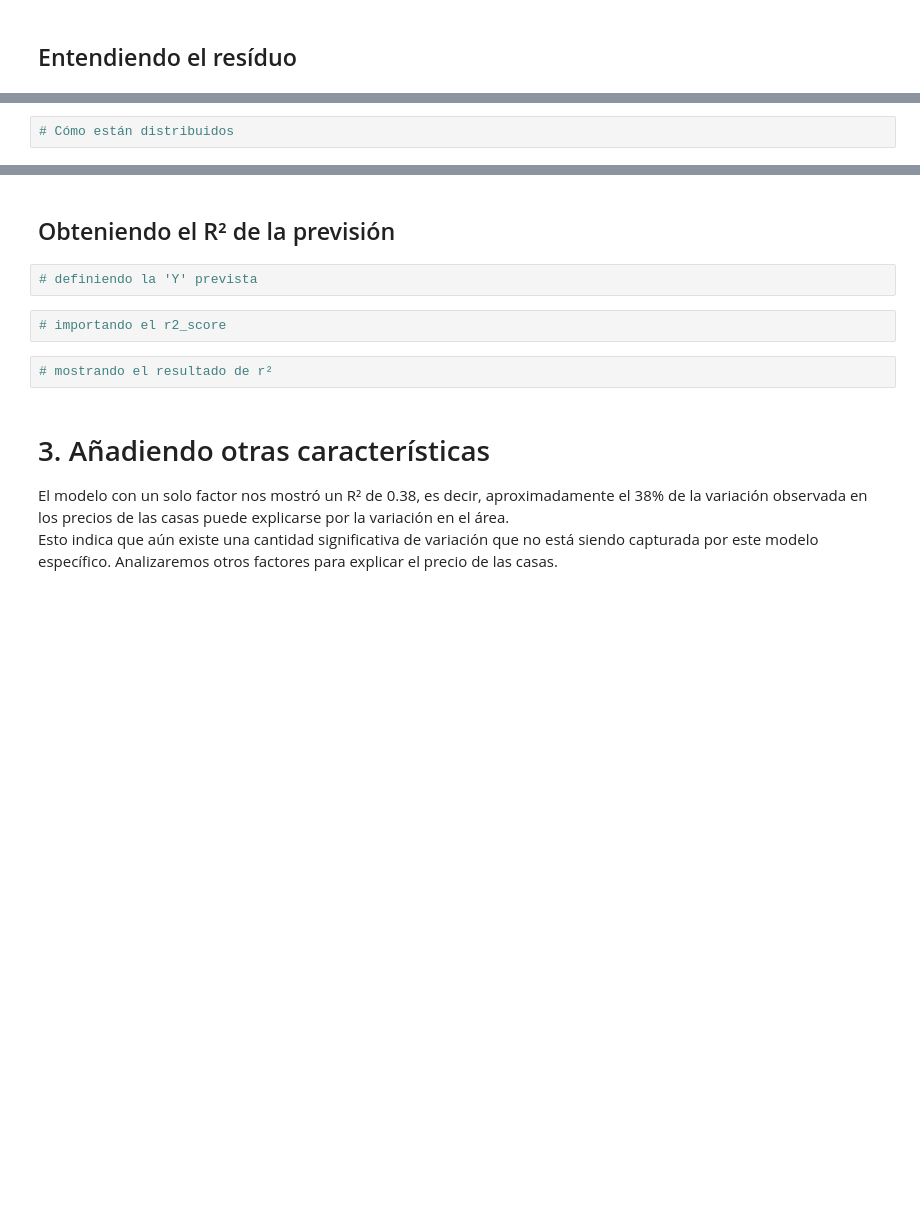
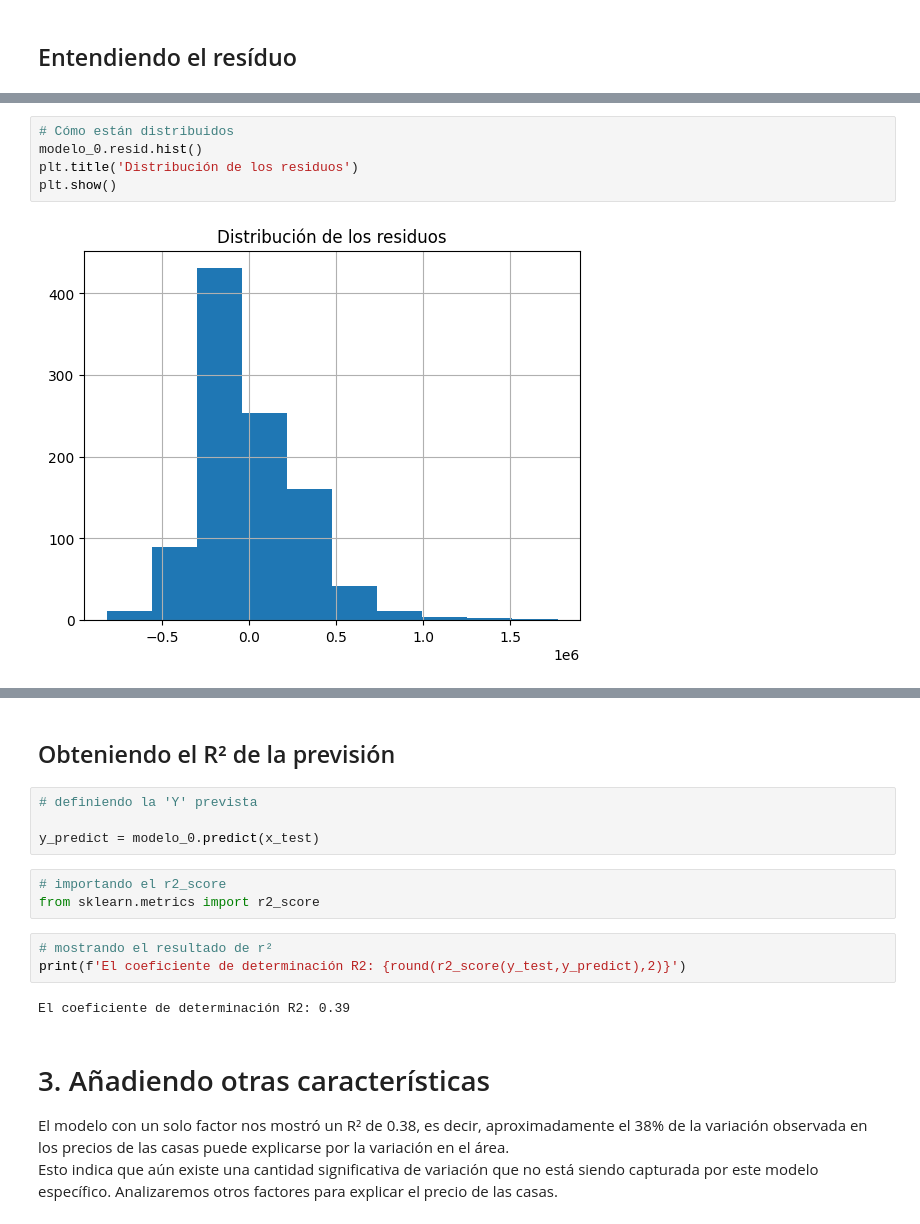
Before and after one commit to cadv1984/portafolio, a Jupyter notebook: precios_de_inmuebles_regresion_lineal.ipynb, the cells around one changed output, grey strips where cells are left out. Cells and saved outputs as stored; diff of their text form; blank space fills up the shorter version.

```diff
--- a/precios_de_inmuebles_regresion_lineal.ipynb
+++ b/precios_de_inmuebles_regresion_lineal.ipynb
@@ -256,15 +300,26 @@ En este caso, recurrimos a la métrica R², el coeficiente de determinación. El
-# %%
-# Cómo están distribuidos
+# %%
+# Cómo están distribuidos
+modelo_0.resid.hist()
+plt.title('Distribución de los residuos')
+plt.show()
+# %% [output]
+[figure, added]
 # %% [markdown]
 <img src="https://i.ibb.co/zGTB35V/residuos.png" alt="residuos" border="0">
 # %% [markdown]
 ## Obteniendo el R² de la previsión
 # %%
 # definiendo la 'Y' prevista
+
+y_predict = modelo_0.predict(x_test)
 # %%
 # importando el r2_score
+from sklearn.metrics import r2_score
 # %%
 # mostrando el resultado de r²
+print(f'El coeficiente de determinación R2: {round(r2_score(y_test,y_predict),2)}')
+# %% [output]
+El coeficiente de determinación R2: 0.39
 # %% [markdown]
 # 3. Añadiendo otras características
 
```
Also changed, not shown: parts of 4 cells of this notebook.
